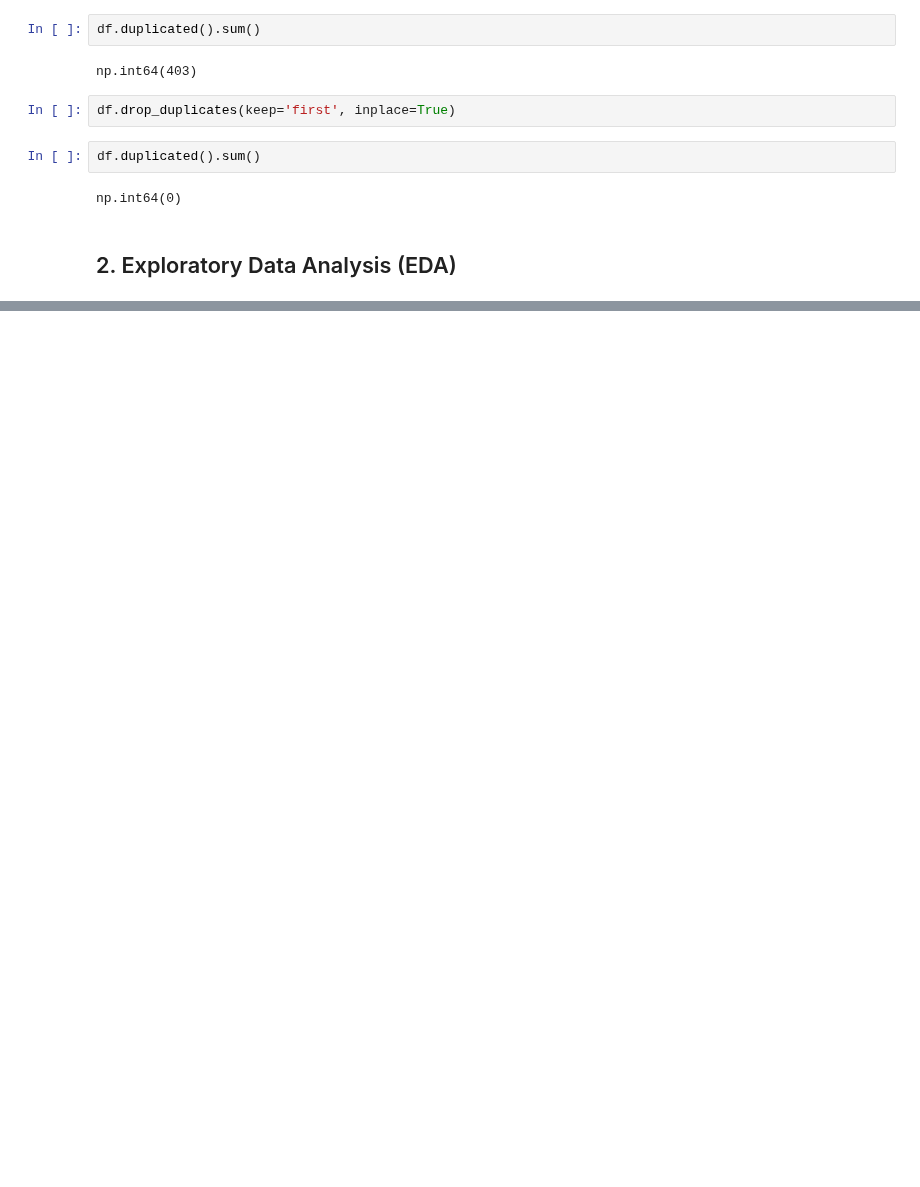
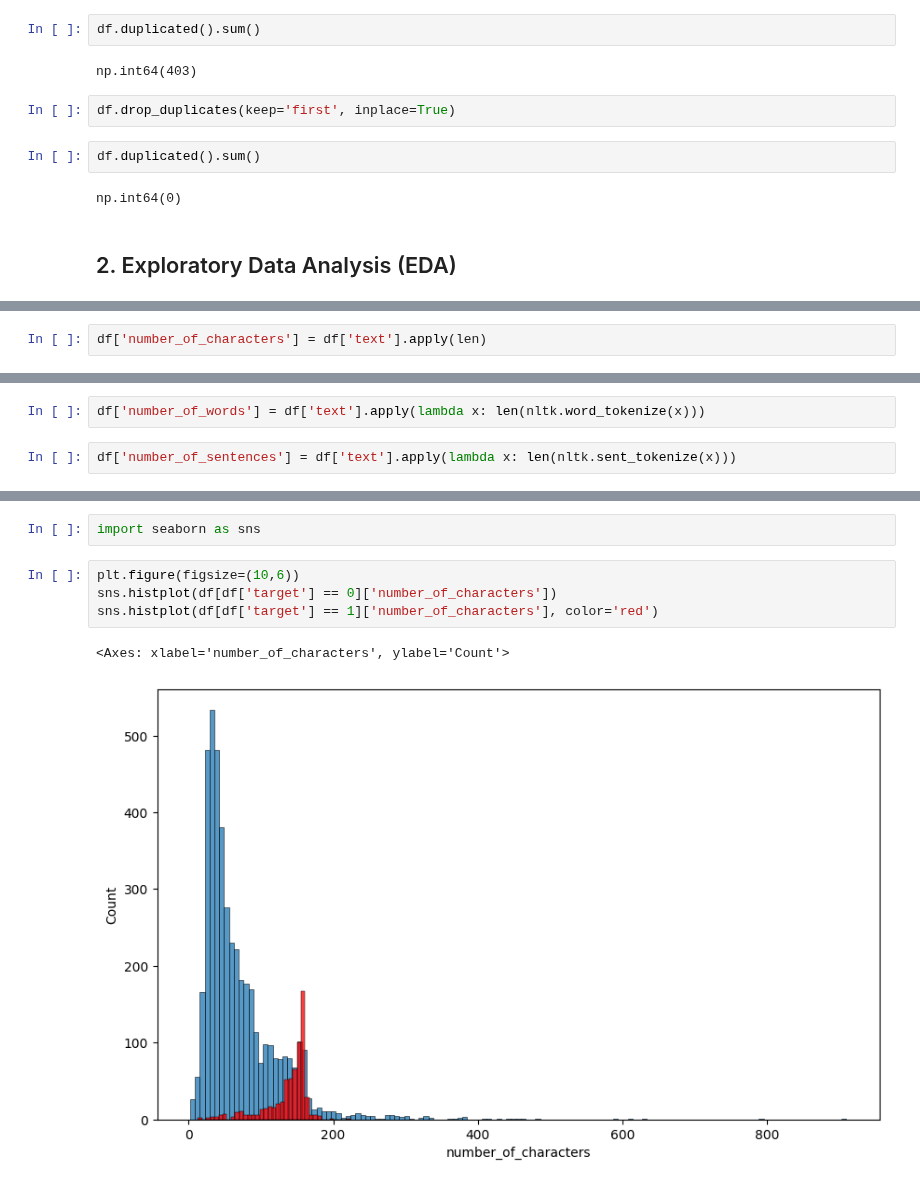
Before and after one commit to SakshiKhatiwada/Python, a Jupyter notebook: Spam-Filter/main.ipynb, the cells around one changed output, grey strips where cells are left out. Cells and saved outputs as stored; diff of their text form; blank space fills up the shorter version.

```diff
--- a/Spam-Filter/main.ipynb
+++ b/Spam-Filter/main.ipynb
@@ -110,0 +146,2 @@ np.int64(0)
+# %%
+df['number_of_characters'] = df['text'].apply(len)
@@ -110,0 +157,4 @@ np.int64(0)
+# %%
+df['number_of_words'] = df['text'].apply(lambda x: len(nltk.word_tokenize(x)))
+# %%
+df['number_of_sentences'] = df['text'].apply(lambda x: len(nltk.sent_tokenize(x)))
@@ -110,0 +206,9 @@ np.int64(0)
+# %%
+import seaborn as sns
+# %%
+plt.figure(figsize=(10,6))
+sns.histplot(df[df['target'] == 0]['number_of_characters'])
+sns.histplot(df[df['target'] == 1]['number_of_characters'], color='red')
+# %% [output]
+<Axes: xlabel='number_of_characters', ylabel='Count'>
+[figure, added]
```
Also changed, not shown: parts of 13 cells of this notebook.
